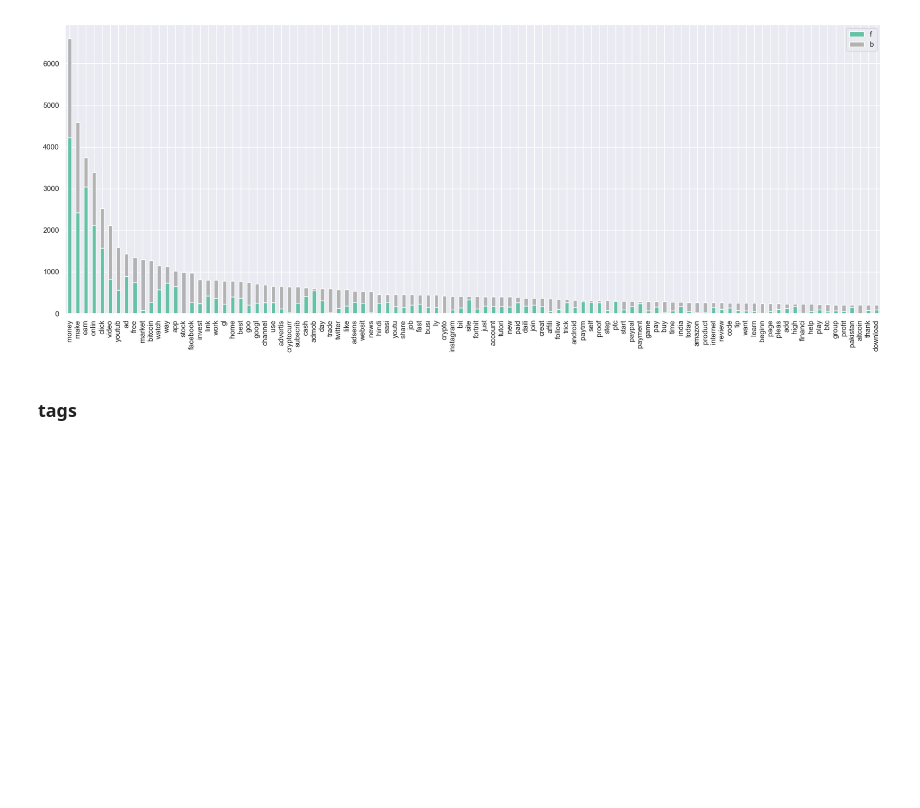
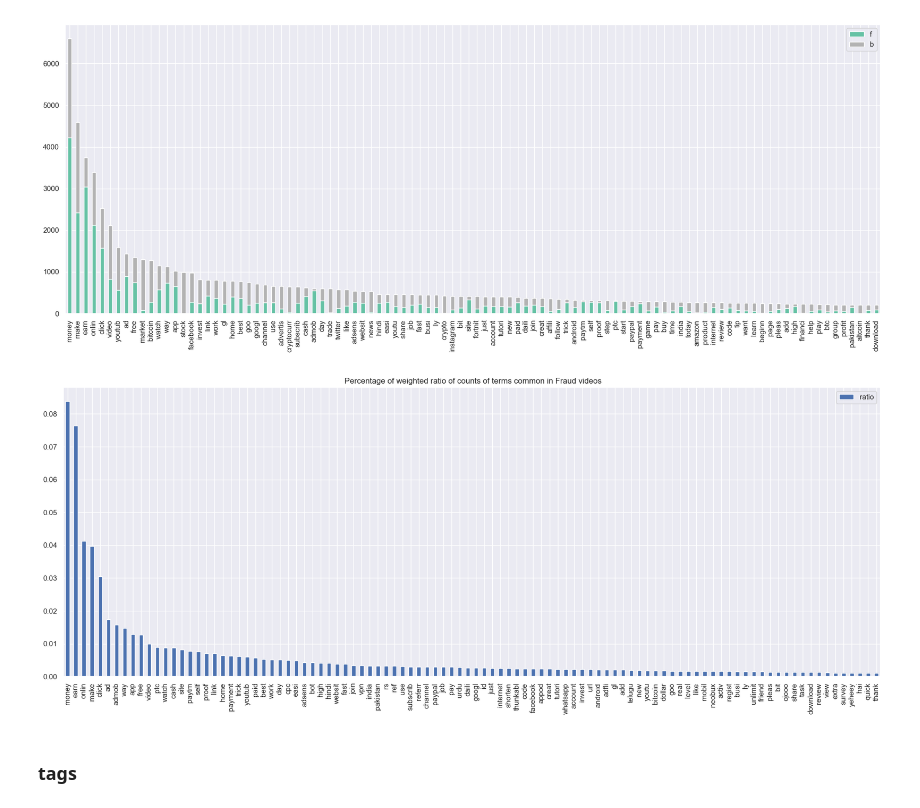
Before and after one commit to izdar/YouFraud-Refactored, a Jupyter notebook: Classifier/model_search/2 - eda.ipynb, the cells around one changed output. Drawn from its saved outputs; the diff is of its cells as text; code cells hidden in the pictures; blank space fills up the shorter version.

Commit message:
Added weighted ratio of common words in fraud videos
It matches with the model features

```diff
--- a/Classifier/model_search/2 - eda.ipynb
+++ b/Classifier/model_search/2 - eda.ipynb
@@ -200,6 +200,19 @@ top_n = 100
 # plt.legend(loc='upper right');
 # %% [output]
 [figure]
+# %%
+full_df['ratio'] = full_df['f'] * (full_df['f'] / full_df['overall'])
+full_df['ratio'] = full_df['ratio'] / full_df['ratio'].sum()
+# %%
+fig, ax = plt.subplots(figsize=(22,8), dpi=100)
+top_n = 100
+(full_df
+ .sort_values('ratio', ascending=False)
+ [:top_n][['ratio']]
+ .plot(kind='bar', ax=ax));
+plt.gca().set_title(' Percentage of weighted ratio of counts of terms common in Fraud videos');
+# %% [output]
+[figure, added]
 # %% [markdown]
 ### tags
 # %%
```
